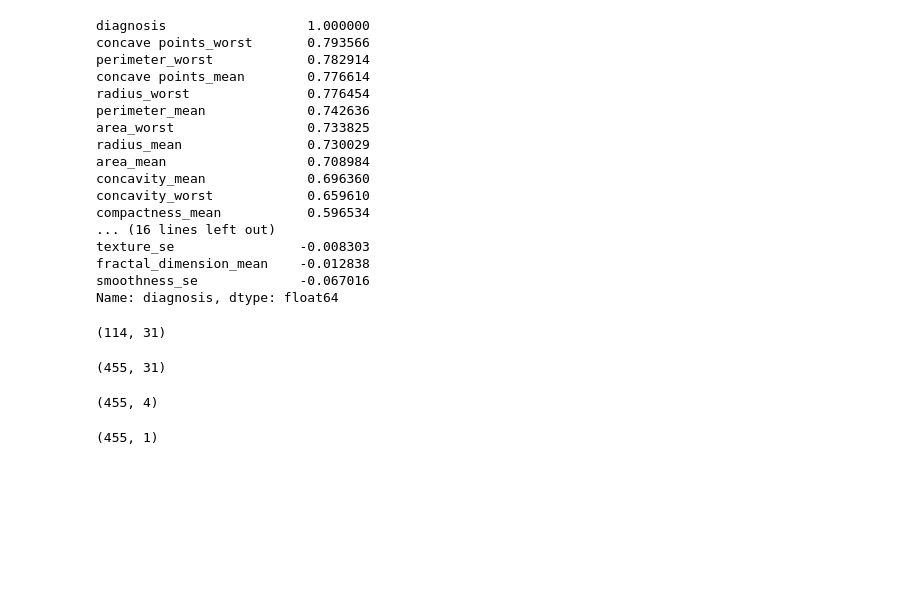
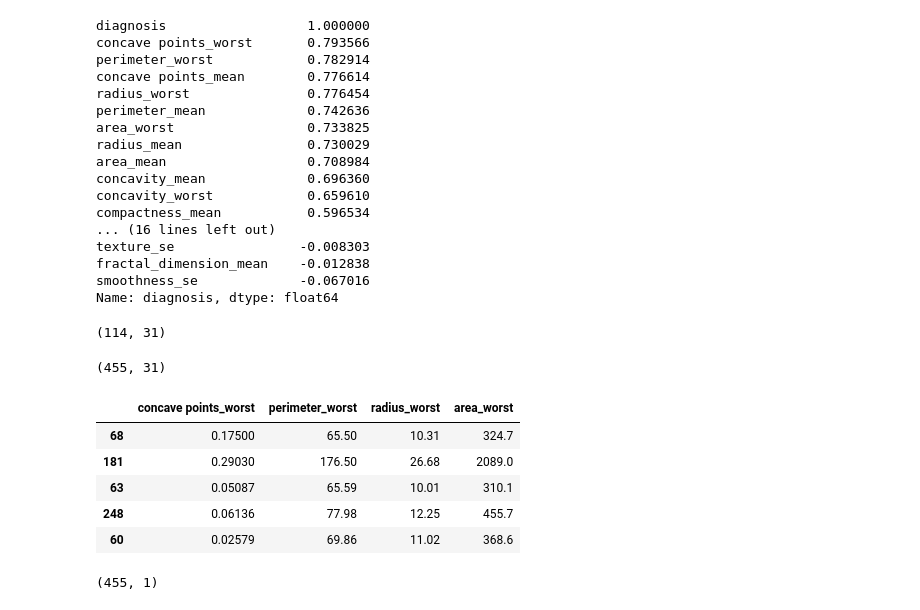
Before and after one commit to MHRiday/Machine-Leaning-Projects, a Jupyter notebook: Breast Cancer Wisconsin Diagnostic Data Set implementation/New notebook.ipynb, the cells around one changed output. Saved outputs shown, nothing was run; the diff lists cells and outputs as text; code cells hidden in the pictures; blank space fills up the shorter version.

```diff
--- a/Breast Cancer Wisconsin Diagnostic Data Set implementation/New notebook.ipynb
+++ b/Breast Cancer Wisconsin Diagnostic Data Set implementation/New notebook.ipynb
@@ -12,7 +16,7 @@ np.random.seed(1)
 pd.set_option('display.max_rows', 500)
 pd.set_option('display.max_columns', 500)
 # %%
-data = pd.read_csv('~/Desktop/data.csv')
+data = pd.read_csv('data.csv')
 # %%
 data.shape
 # %% [output]
@@ -152,9 +156,14 @@ train_test_data = train[Train_test_sets_column]
 test_data = test[train_sets_column]
 test_outcomes = test[Train_test_sets_column]
 # %%
-train_data.shape
+train_data.head()
 # %% [output]
-(455, 4)
+|  | concave points_worst | perimeter_worst | radius_worst | area_worst |
+| 68 | 0.17500 | 65.50 | 10.31 | 324.7 |
+| 181 | 0.29030 | 176.50 | 26.68 | 2089.0 |
+| 63 | 0.05087 | 65.59 | 10.01 | 310.1 |
+| 248 | 0.06136 | 77.98 | 12.25 | 455.7 |
+| 60 | 0.02579 | 69.86 | 11.02 | 368.6 |
 # %%
 train_test_data.shape
 # %% [output]
```
Also changed, not shown: parts of 29 cells of this notebook, 8 other files.
